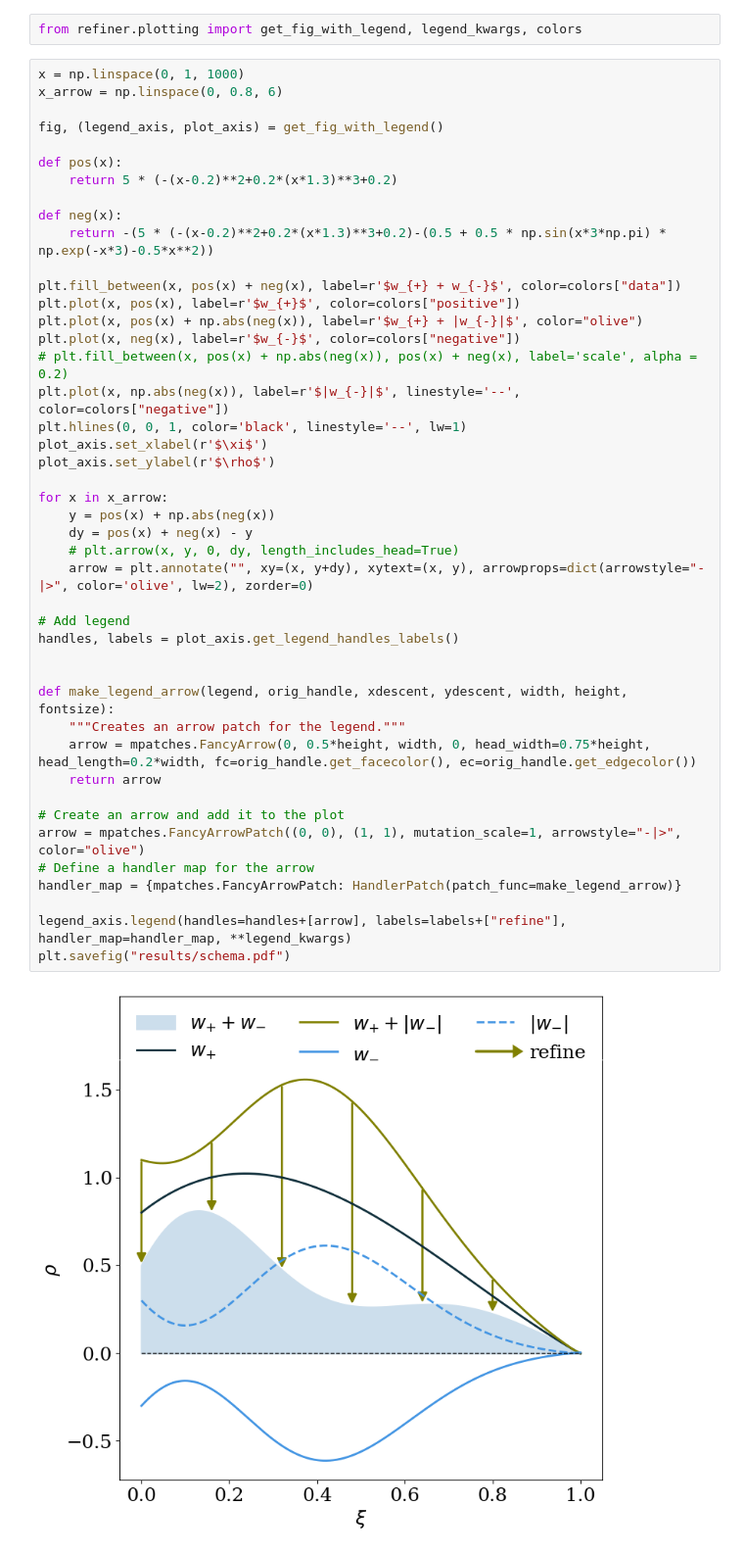
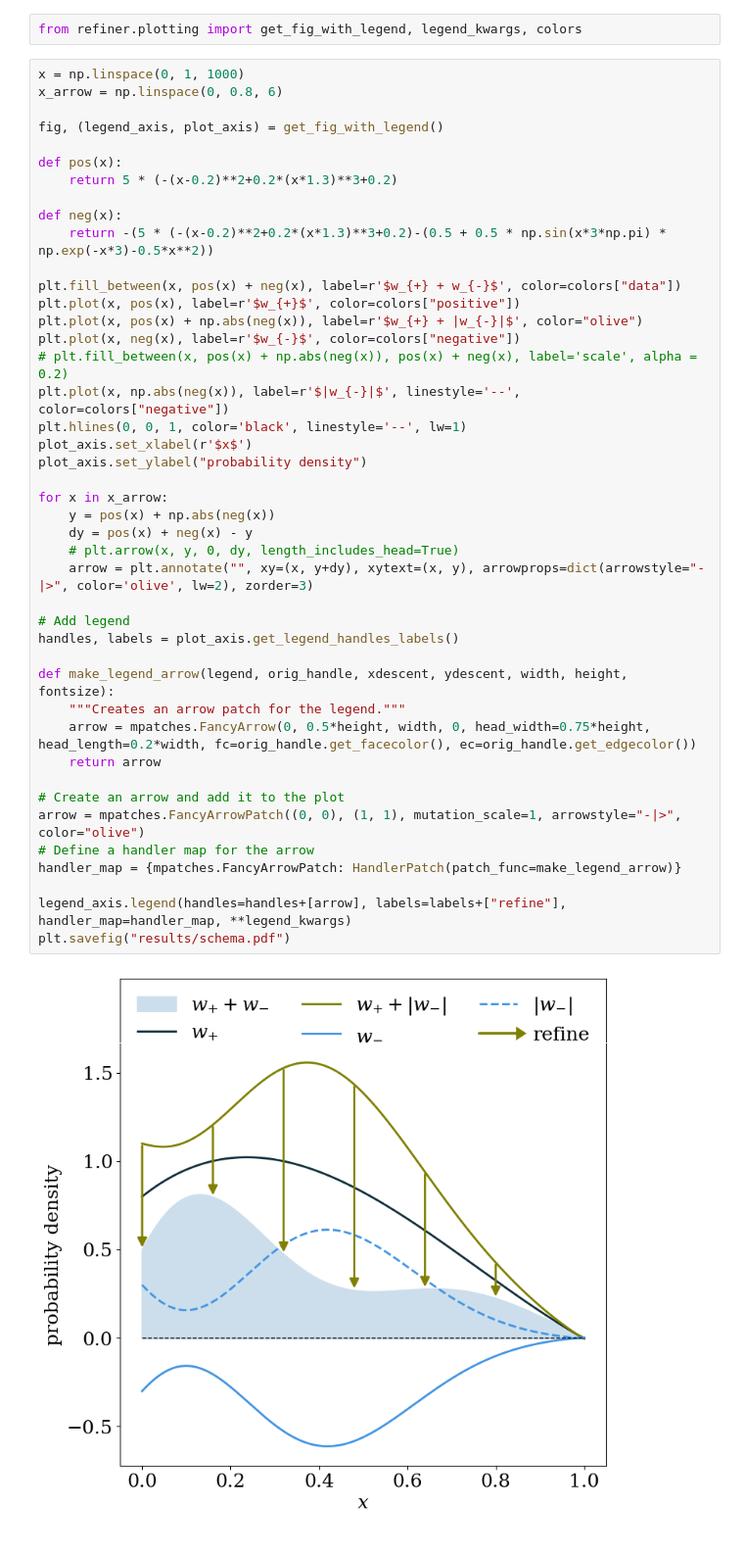
Before and after one commit to Nollde/weight_refiner, a Jupyter notebook: schema.ipynb, the cells around one changed output. Shown at 98% size. Drawn from its saved outputs; the diff is of its cells as text.

```diff
--- a/schema.ipynb
+++ b/schema.ipynb
@@ -19,35 +19,34 @@ def neg(x):
 
 plt.fill_between(x, pos(x) + neg(x), label=r'$w_{+} + w_{-}$', color=colors["data"])
 plt.plot(x, pos(x), label=r'$w_{+}$', color=colors["positive"])
 plt.plot(x, pos(x) + np.abs(neg(x)), label=r'$w_{+} + |w_{-}|$', color="olive")
 plt.plot(x, neg(x), label=r'$w_{-}$', color=colors["negative"])
 # plt.fill_between(x, pos(x) + np.abs(neg(x)), pos(x) + neg(x), label='scale', alpha = 0.2)
 plt.plot(x, np.abs(neg(x)), label=r'$|w_{-}|$', linestyle='--', color=colors["negative"])
 plt.hlines(0, 0, 1, color='black', linestyle='--', lw=1)
-plot_axis.set_xlabel(r'$\xi$')
-plot_axis.set_ylabel(r'$\rho$')
+plot_axis.set_xlabel(r'$x$')
+plot_axis.set_ylabel("probability density")
 
 for x in x_arrow:
     y = pos(x) + np.abs(neg(x))
     dy = pos(x) + neg(x) - y
     # plt.arrow(x, y, 0, dy, length_includes_head=True)
-    arrow = plt.annotate("", xy=(x, y+dy), xytext=(x, y), arrowprops=dict(arrowstyle="-|>", color='olive', lw=2), zorder=0)
+    arrow = plt.annotate("", xy=(x, y+dy), xytext=(x, y), arrowprops=dict(arrowstyle="-|>", color='olive', lw=2), zorder=3)
 
 # Add legend
 handles, labels = plot_axis.get_legend_handles_labels()
-
 
 def make_legend_arrow(legend, orig_handle, xdescent, ydescent, width, height, fontsize):
     """Creates an arrow patch for the legend."""
     arrow = mpatches.FancyArrow(0, 0.5*height, width, 0, head_width=0.75*height, head_length=0.2*width, fc=orig_handle.get_facecolor(), ec=orig_handle.get_edgecolor())
     return arrow
 
 # Create an arrow and add it to the plot
 arrow = mpatches.FancyArrowPatch((0, 0), (1, 1), mutation_scale=1, arrowstyle="-|>", color="olive")
 # Define a handler map for the arrow
 handler_map = {mpatches.FancyArrowPatch: HandlerPatch(patch_func=make_legend_arrow)}
 
 legend_axis.legend(handles=handles+[arrow], labels=labels+["refine"], handler_map=handler_map, **legend_kwargs)
 plt.savefig("results/schema.pdf")
 # %% [output]
-[figure, old version]
+[figure, new version]
```
